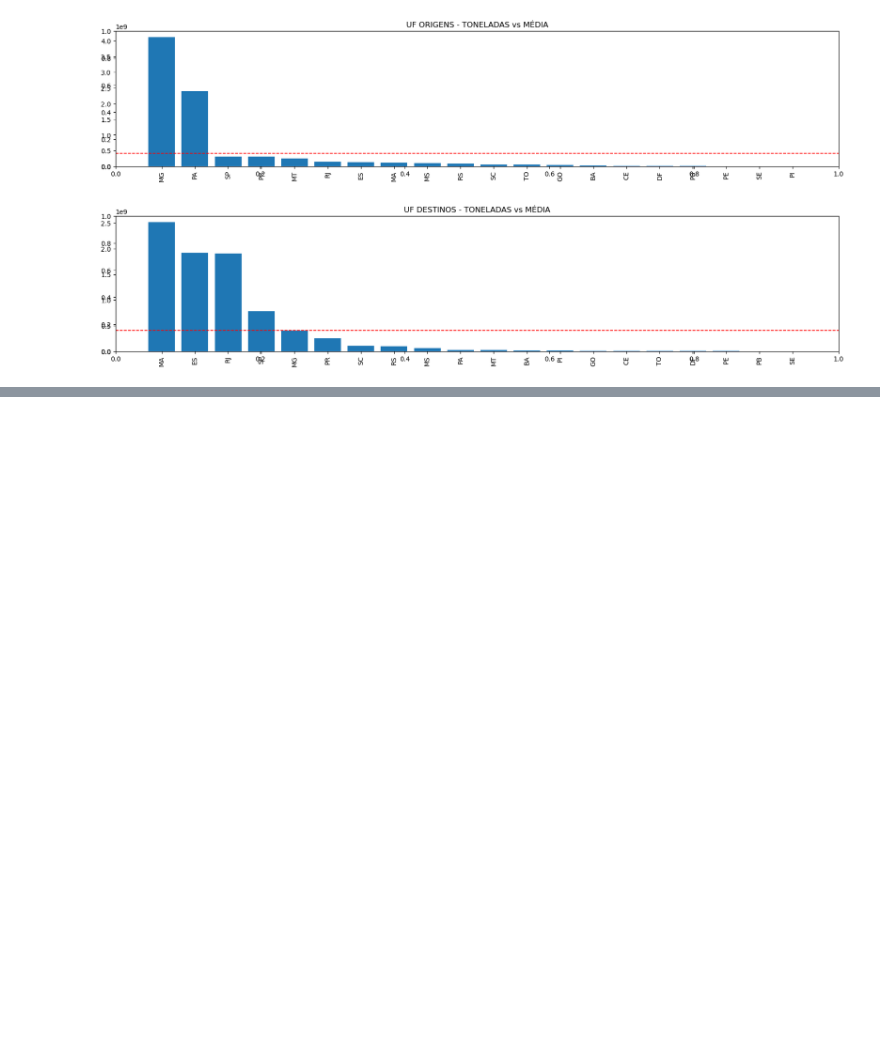
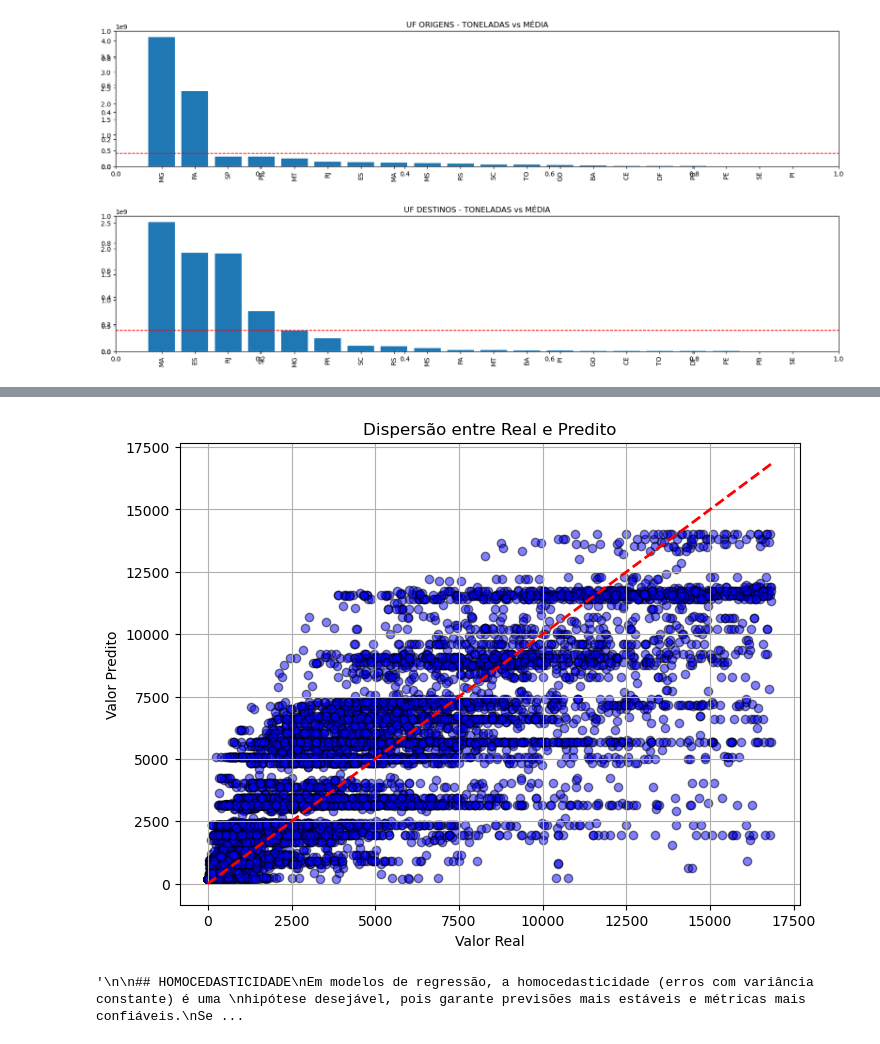
Before and after one commit to iugamil/ANTT_FERROVIAS_TONELADAS, a Jupyter notebook: 01-ANTT_FERROVIAS_RANDOMFOREST.ipynb, the cells around one changed output, grey strips where cells are left out. Drawn from its saved outputs; the diff is of its cells as text; code cells hidden in the pictures; blank space fills up the shorter version.

```diff
--- a/01-ANTT_FERROVIAS_RANDOMFOREST.ipynb
+++ b/01-ANTT_FERROVIAS_RANDOMFOREST.ipynb
@@ -477,0 +605,50 @@ R²: 0.8469165190819087
+# %%
+########################################################################
+
+# GRAFICO REAL VS PREDITO
+
+
+########################################################################
+
+plt.figure(figsize=(8,6))
+
+# Pontos: valor real vs valor predito
+plt.scatter(y_test, y_pred_test, alpha=0.5, color='blue', edgecolors='k')
+
+# Linha ideal (y = x)
+plt.plot([y_test.min(), y_test.max()], [y_test.min(), y_test.max()],
+         color='red', linestyle='--', linewidth=2)
+
+# Eixos e título
+plt.xlabel("Valor Real")
+plt.ylabel("Valor Predito")
+plt.title("Dispersão entre Real e Predito")
+plt.grid(True)
+plt.show()
+
+
+
+
+'''
+
+## HOMOCEDASTICIDADE
+Em modelos de regressão, a homocedasticidade (erros com variância constante) é uma
+hipótese desejável, pois garante previsões mais estáveis e métricas mais confiáveis.
+Se há heterocedasticidade (o inverso), pode ser que o modelo:
+
+    Não esteja lidando bem com outliers ou valores altos.
+    Precise de uma transformação de escala (como log).
+    Precise ser avaliado com métricas específicas por faixa de valor.
+
+Os valores baixos do real (y_test), fazem os pontos mais agrupados e próximos da linha ideal.
+Conforme o valor real (y_test) aumenta, os pontos se espalham mais em torno da linha — o erro aumenta também.
+
+
+## TRANSFORMAÇÃO COM LOG
+Ao aplicarmos a transformação de log(1+x) a distribuição do dataset fica mais simetrica, trazendo suavidade e
+balanceamento
+
+'''
+# %% [output]
+[figure, added]
+'\n\n## HOMOCEDASTICIDADE\nEm modelos de regressão, a homocedasticidade (erros com variância constante) é uma \nhipótese desejável, pois garante previsões mais estáveis e métricas mais confiáveis.\nSe ...
```
Also changed, not shown: parts of 4 cells of this notebook.
